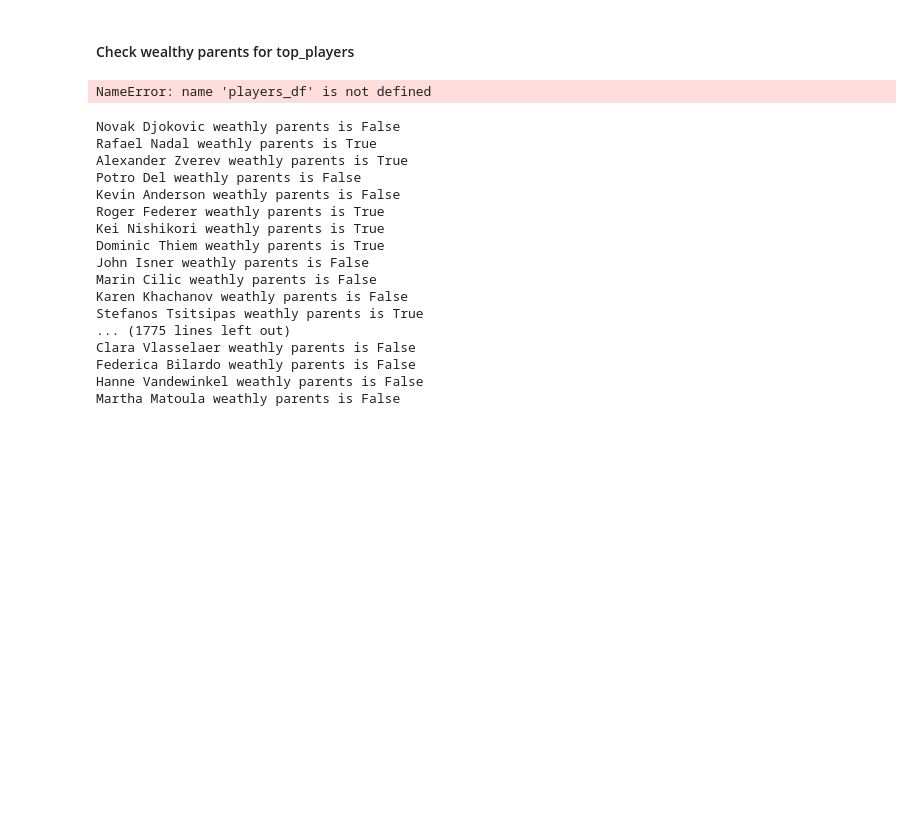
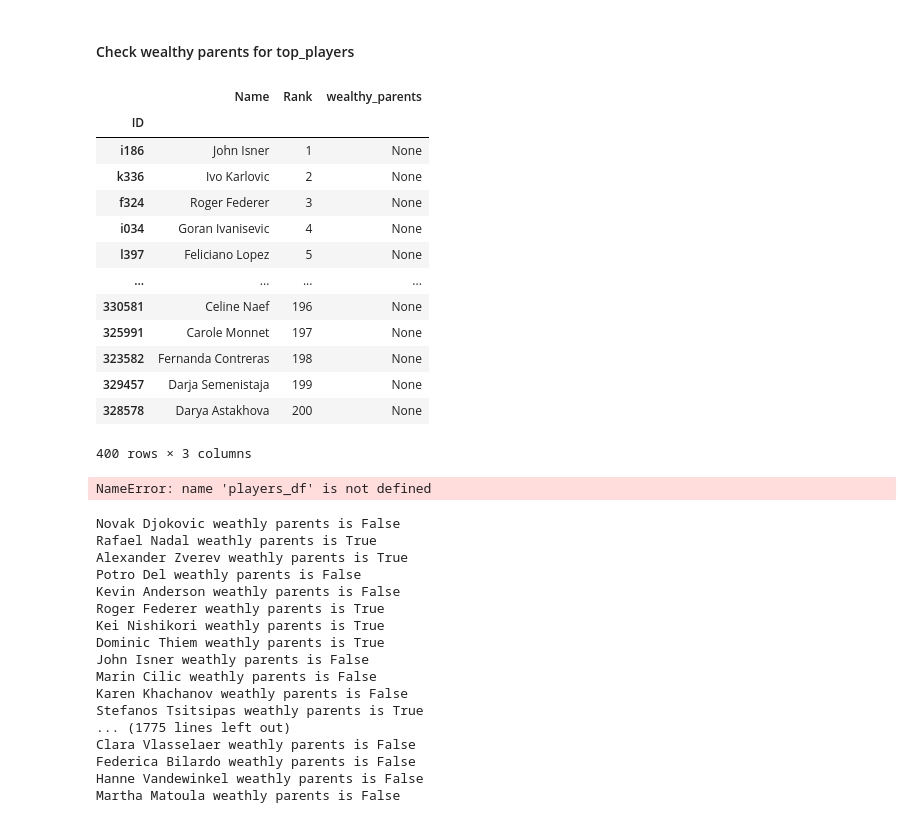
Before and after one commit to mmmcustard/analytics158739, a Jupyter notebook: 158739Assignment4.ipynb, the cells around one changed output. Drawn from its saved outputs; the diff is of its cells as text; code cells hidden in the pictures; blank space fills up the shorter version.

```diff
--- a/158739Assignment4.ipynb
+++ b/158739Assignment4.ipynb
@@ -335,7 +371,23 @@ all_tournaments_wOdds.to_csv('all_tournaments_wOdds.csv')
 # %%
 # add a wealthy_parent column
 
 top_players["wealthy_parents"] = None
+top_players
+# %% [output]
+|  | Name | Rank | wealthy_parents |
+| ID |  |  |  |
+| i186 | John Isner | 1 | None |
+| k336 | Ivo Karlovic | 2 | None |
+| f324 | Roger Federer | 3 | None |
+| i034 | Goran Ivanisevic | 4 | None |
+| l397 | Feliciano Lopez | 5 | None |
+| ... | ... | ... | ... |
+| 330581 | Celine Naef | 196 | None |
+| 325991 | Carole Monnet | 197 | None |
+| 323582 | Fernanda Contreras | 198 | None |
+| 329457 | Darja Semenistaja | 199 | None |
+| 328578 | Darya Astakhova | 200 | None |
+400 rows × 3 columns
 # %%
 # ATP players
 
```
Also changed, not shown: parts of 1 cell of this notebook.
